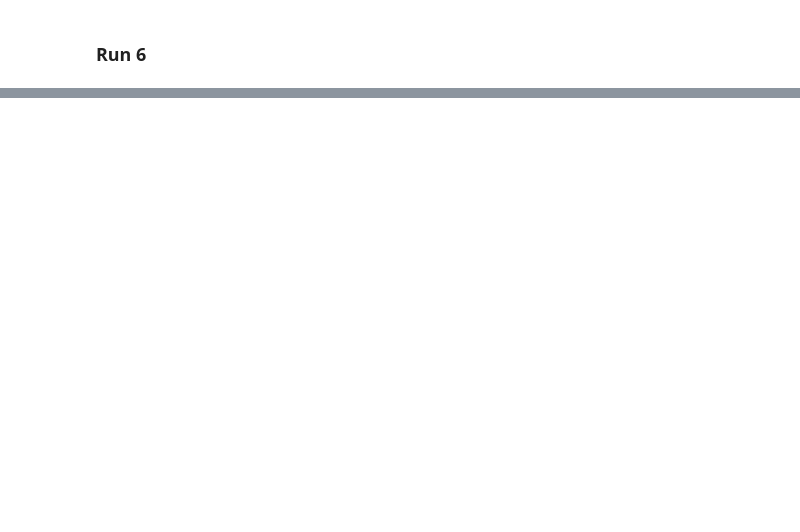
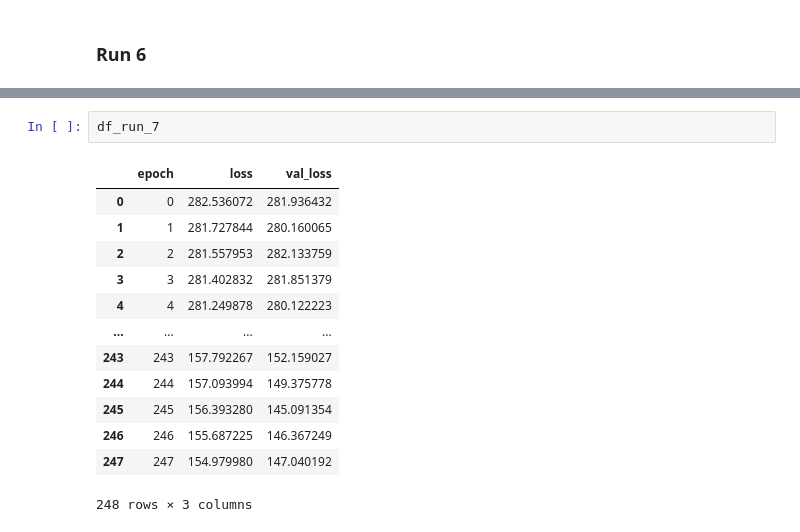
Before and after one commit to cleveryangcong/Bachelor_Thesis, a Jupyter notebook: notebooks/exploratory/2.7.1-dc-U_net_load_csv_and_test.ipynb, the cells around one changed output, grey strips where cells are left out. Saved outputs shown, nothing was run; the diff lists cells and outputs as text; blank space fills up the shorter version.

```diff
--- a/notebooks/exploratory/2.7.1-dc-U_net_load_csv_and_test.ipynb
+++ b/notebooks/exploratory/2.7.1-dc-U_net_load_csv_and_test.ipynb
@@ -308,0 +313,16 @@ score_run_6
+# %%
+df_run_7
+# %% [output]
+|  | epoch | loss | val_loss |
+| 0 | 0 | 282.536072 | 281.936432 |
+| 1 | 1 | 281.727844 | 280.160065 |
+| 2 | 2 | 281.557953 | 282.133759 |
+| 3 | 3 | 281.402832 | 281.851379 |
+| 4 | 4 | 281.249878 | 280.122223 |
+| ... | ... | ... | ... |
+| 243 | 243 | 157.792267 | 152.159027 |
+| 244 | 244 | 157.093994 | 149.375778 |
+| 245 | 245 | 156.393280 | 145.091354 |
+| 246 | 246 | 155.687225 | 146.367249 |
+| 247 | 247 | 154.979980 | 147.040192 |
+248 rows × 3 columns
```
Also changed, not shown: parts of 4 cells of this notebook.
